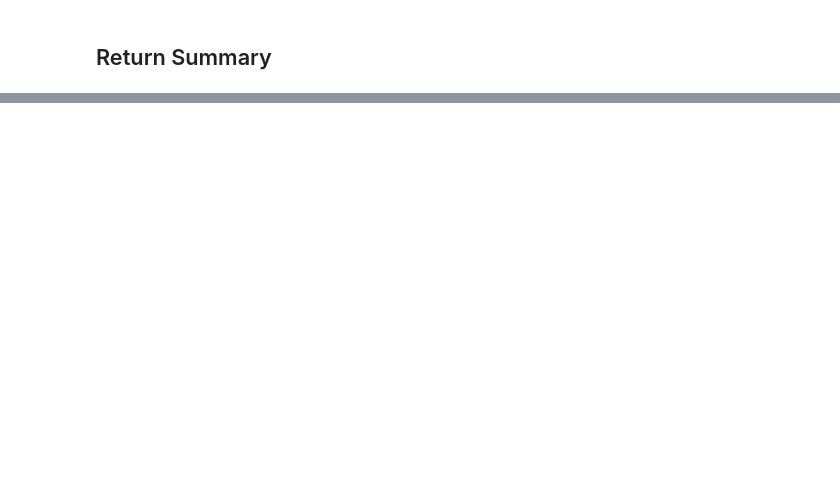
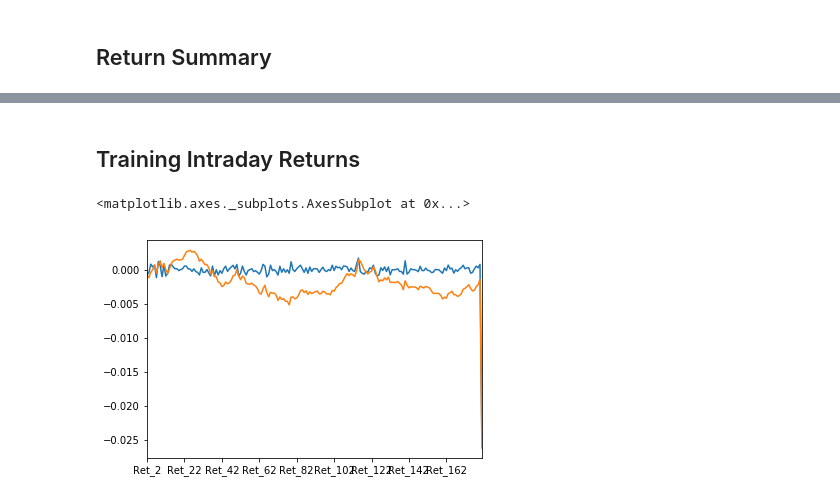
Before and after one commit to AndersonJo/machine-learning, a Jupyter notebook: 20 Kaggle Challenges/001 Winton Stock Market Challenge/02 Understanding Data.ipynb, the cells around one changed output, grey strips where cells are left out. Saved outputs shown, nothing was run; the diff lists cells and outputs as text; code cells hidden in the pictures; blank space fills up the shorter version.

```diff
--- a/20 Kaggle Challenges/001 Winton Stock Market Challenge/02 Understanding Data.ipynb
+++ b/20 Kaggle Challenges/001 Winton Stock Market Challenge/02 Understanding Data.ipynb
@@ -100,3 +128,14 @@ returns.describe()
 | 50% | 0.000112 | -0.000665 | -1.989567e-07 | -8.172886e-08 | 7.410876e-08 | -0.000002 | -0.000258 | -0.000258 |
 | 75% | 0.010987 | 0.008976 | 3.122045e-04 | 3.437908e-04 | 3.389849e-04 | 0.000364 | 0.010005 | 0.009772 |
 | max | 0.894024 | 0.852139 | 3.214902e-02 | 1.160767e-01 | 5.115931e-02 | 0.026112 | 0.795602 | 0.303038 |
+# %% [markdown]
+## Training Intraday Returns
+# %%
+train_intraday = train[list(range(28, 208))]
+idx = 2
+
+plot(train_intraday.iloc[idx].as_matrix())
+train_intraday.iloc[idx].cumsum().plot()
+# %% [output]
+<matplotlib.axes._subplots.AxesSubplot at 0x...>
+[figure, added]
```
Also changed, not shown: parts of 6 cells of this notebook, 2 other files.
